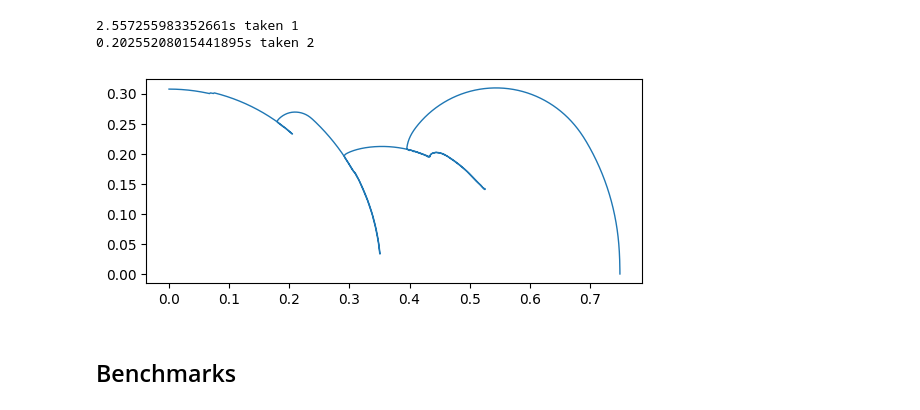
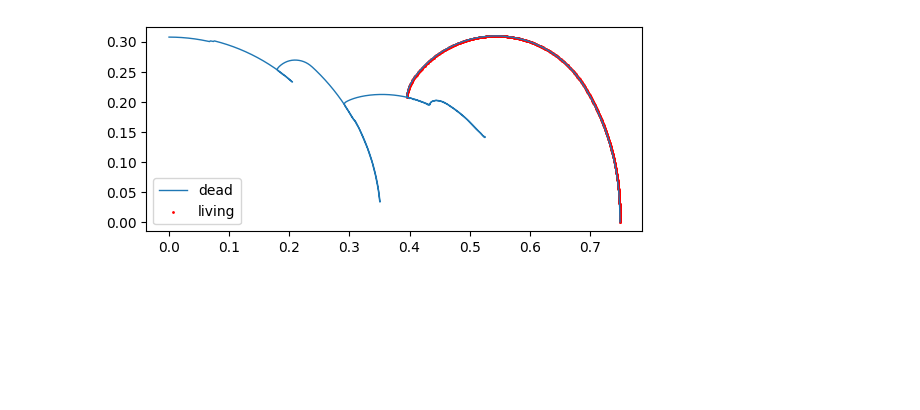
Before and after one commit to RohanGautam/microatoll_sim, a Jupyter notebook: examples/example.ipynb, the cells around one changed output. Drawn from its saved outputs; the diff is of its cells as text; code cells hidden in the pictures; blank space fills up the shorter version.

Commit message:
benchmarks, update example, remove dep

```diff
--- a/examples/example.ipynb
+++ b/examples/example.ipynb
@@ -7,43 +7,36 @@ import microatoll_sim.simulator as sim
 # %%
 radius = 0.30
 d = 1.0
 gr = 15
 dt = 0.1
 Tmax = 30
 T0 = 1980
 vert_shift = 0.4
 num_initial_pts = 200
 
 ## post processing
 Tmax *= 1.00001
 d = d / 1e3
 gr = (gr / 1e3) * dt
 NT = int(Tmax / dt)
 
 sl_df = pd.read_csv("./data/SeaLevel.csv", header=None, names=["time", "sl"])
 sl_arr = sl_df.to_numpy()
 sl_arr[:, 1] += vert_shift
 band_sl_arr = sim.lowest_discreet(sl_arr, dt, T0, T0 + Tmax)
 
 gr_vec = np.ones(NT) * gr
-s = time.time()
-lines, living_statuses = sim.coral_growth(
+line, living_status = sim.coral_growth(
     radius, num_initial_pts, d, gr_vec, NT, band_sl_arr[:, 1]
 )
-print(f"{time.time()-s}s taken 1")
+living_status = living_status.astype(bool)
 
-s = time.time()
-lines, living_statuses = sim.coral_growth(
-    radius, num_initial_pts, d, gr_vec, NT, band_sl_arr[:, 1]
+plt.plot(line[:, 0], line[:, 1], lw=1, label="dead")
+plt.scatter(
+    line[:, 0][living_status], line[:, 1][living_status], s=1, c="r", label="living"
 )
-print(f"{time.time()-s}s taken 2")
-
-plt.plot(lines[:, 0], lines[:, 1], lw=1)
 plt.gca().set_aspect(1)
+plt.legend()
 plt.show()
 # %% [output]
-2.557255983352661s taken 1
-0.20255208015441895s taken 2
-[figure, old version]
+[figure, new version]
-# %% [markdown]
-## Benchmarks
```
Also changed, not shown: parts of 5 cells of this notebook, 2 other files.
